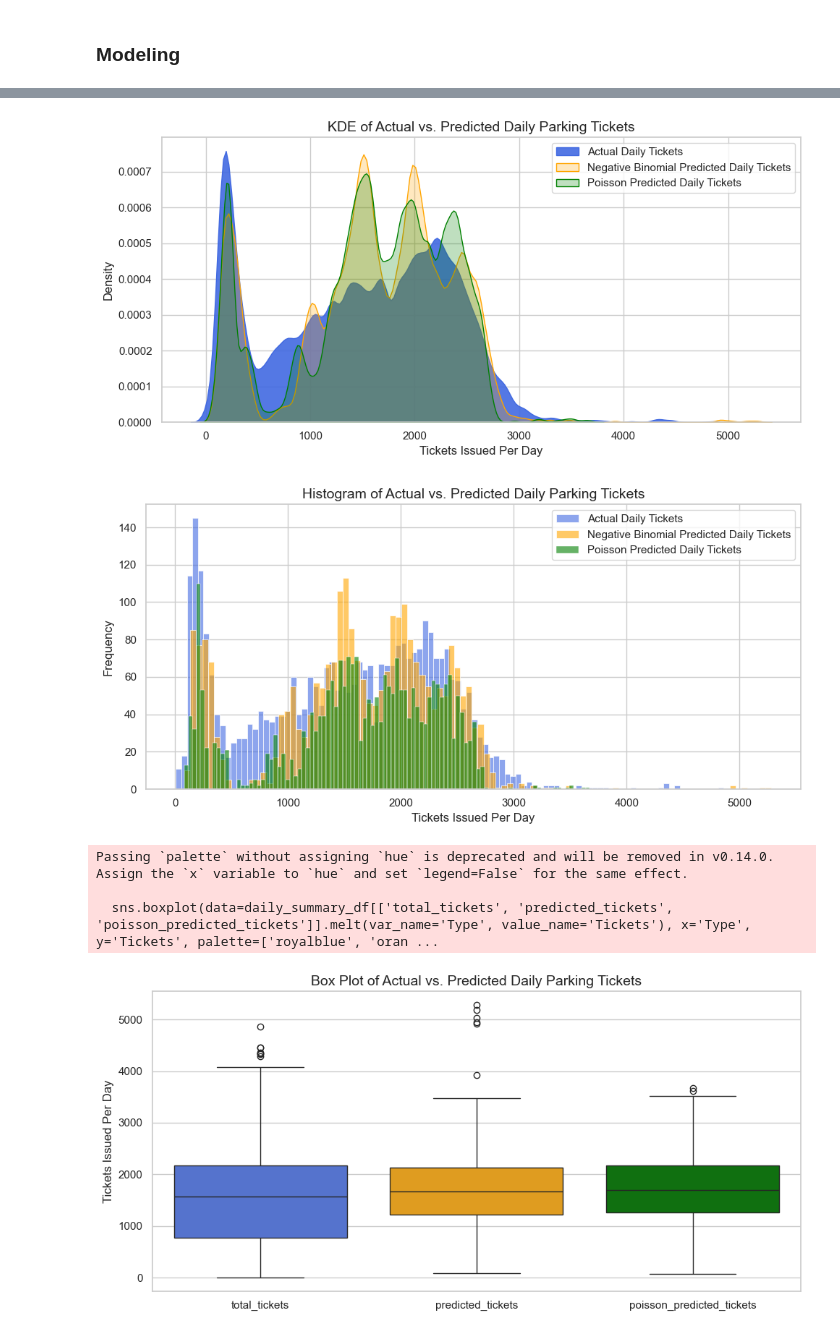
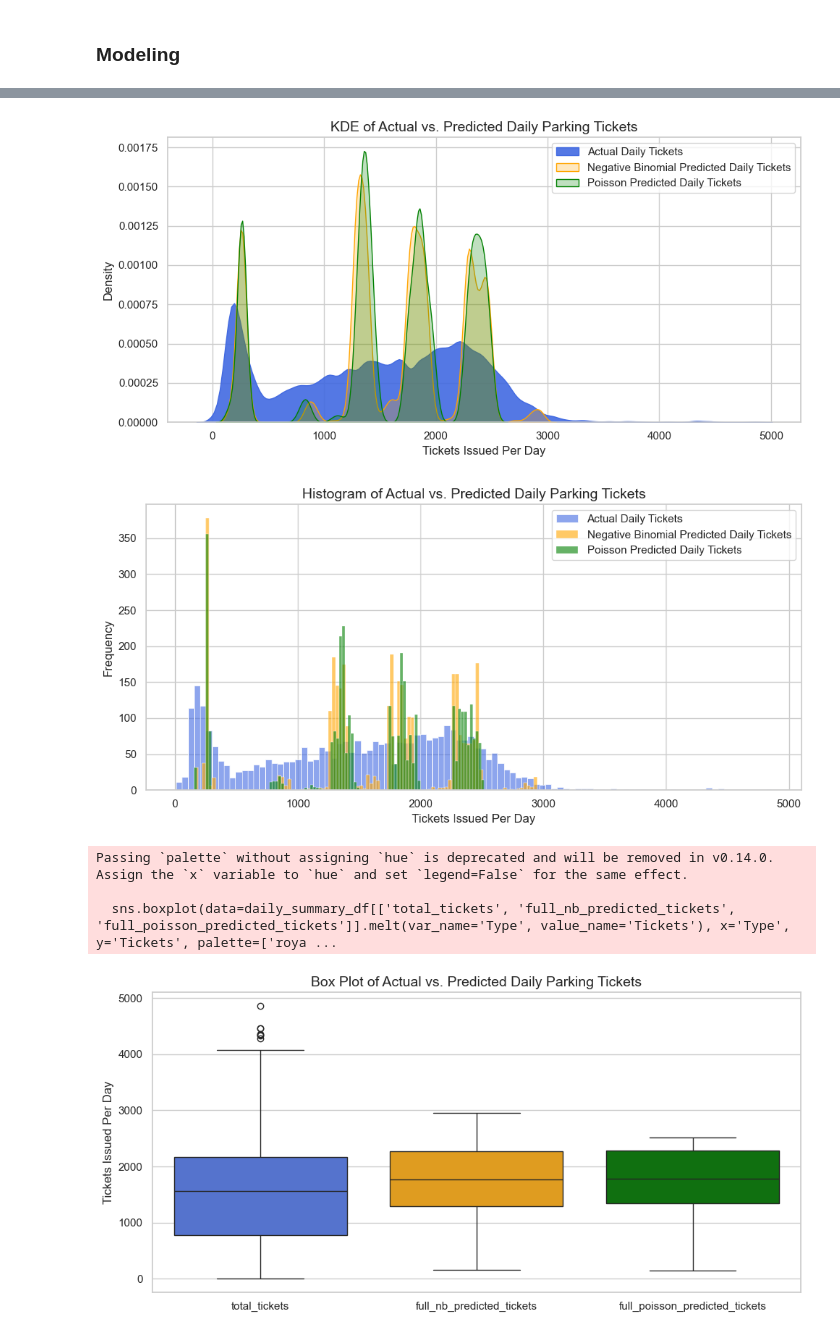
Before and after one commit to johneckberg/Milwaukee-Ticket-Data-Analysis, a Jupyter notebook: parking_final_project.ipynb, the cells around one changed output, grey strips where cells are left out. Drawn from its saved outputs; the diff is of its cells as text; code cells hidden in the pictures.

```diff
--- a/parking_final_project.ipynb
+++ b/parking_final_project.ipynb
@@ -906,6 +904,12 @@ term2 = (y_test_final + 1/alpha) * np.log((1 + alpha * y_test_final + eps) / (1
 final_deviance = 2 * np.sum(term1 - term2) / len(y_test_final)
 final_nmse = mean_squared_error(y_test_final, y_pred_final) / np.mean(y_test_final ** 2)
 print(f"Final model performance on held-out test set (2022-2023): Pearson/df = {final_pearson:.2f}, Deviance/df = {final_deviance:.2f}, NMSE = {final_nmse:.4f}, Log-Likelihood = {final_loss:.2f}")
+
+# Predict on the entire dataset to visualize the full fit timeline
+X_all_nb = sm.add_constant(daily_summary_df[features])
+daily_summary_df['full_nb_predicted_tickets'] = final_result.predict(X_all_nb)
+# Set COVID years to NaN to exclude from plots
+daily_summary_df.loc[daily_summary_df['Year'].isin([2020]), 'full_nb_predicted_tickets'] = np.nan
 # %% [output]
 Rolling window Negative Binomial regression results (n_splits=8):
 Fold 1: Pearson/df = 0.76, Deviance/df = 1.12, NMSE = 0.0409, Final Log-Likelihood = -2404.13
@@ -1031,6 +1035,13 @@ final_deviance = 2 * np.sum(y * np.log((y + eps) / (mu + eps)) - (y - mu)) / df_
 final_nmse = mean_squared_error(y_test_final, y_pred_final) / np.mean(y_test_final ** 2)
 final_r, _ = pearsonr(y_test_final, y_pred_final)
 print(f"Final POISSON model performance on held-out test set (2022-2023): Pearson/df = {final_pearson:.2f}, Deviance/df = {final_deviance:.2f}, NMSE = {final_nmse:.4f}, Pearson r = {final_r:.3f}, Log-Likelihood = {final_loss:.2f}")
+
+# Predict on the entire dataset to visualize the full fit timeline
+# drop 2020-2021 to avoid instability in predictions due to covid outlier years
+X_all_poisson = sm.add_constant(daily_summary_df[features])
+daily_summary_df['full_poisson_predicted_tickets'] = poisson_final_result.predict(X_all_poisson)
+# Set COVID years to NaN to exclude from plots
+daily_summary_df.loc[daily_summary_df['Year'].isin([2020]), 'full_poisson_predicted_tickets'] = np.nan
 # %% [output]
 --- POISSON REGRESSION (BASELINE COMPARISON) ---
 Rolling window POISSON regression results (n_splits=7):
@@ -1079,43 +1091,43 @@ plt.show()
 # %%
 # overlay KDE plot for actual vs. predicted daily ticket counts for both models
 plt.figure(figsize=(10, 5))
 sns.kdeplot(daily_summary_df['total_tickets'].dropna(), bw_adjust=.3, fill=True, color='royalblue', alpha=0.9, label='Actual Daily Tickets')
-sns.kdeplot(daily_summary_df['predicted_tickets'].dropna(),bw_adjust=.3, fill=True, color='orange', label='Negative Binomial Predicted Daily Tickets')
-sns.kdeplot(daily_summary_df['poisson_predicted_tickets'].dropna(), bw_adjust=.3, fill=True, color='green', label='Poisson Predicted Daily Tickets')
+sns.kdeplot(daily_summary_df['full_nb_predicted_tickets'].dropna(),bw_adjust=.3, fill=True, color='orange', label='Negative Binomial Predicted Daily Tickets')
+sns.kdeplot(daily_summary_df['full_poisson_predicted_tickets'].dropna(), bw_adjust=.3, fill=True, color='green', label='Poisson Predicted Daily Tickets')
 plt.title('KDE of Actual vs. Predicted Daily Parking Tickets', fontsize=14)
 plt.xlabel('Tickets Issued Per Day')
 plt.ylabel('Density')
 plt.legend()
 plt.tight_layout()
 plt.show()
 
 # do histogram of the count data to prevent smoothing out the count nature of the data with KDE
 plt.figure(figsize=(10, 5))
 sns.histplot(daily_summary_df['total_tickets'].dropna(), bins=100, color='royalblue', alpha=0.6, label='Actual Daily Tickets')
-sns.histplot(daily_summary_df['predicted_tickets'].dropna(), bins=100, color='orange', alpha=0.6, label='Negative Binomial Predicted Daily Tickets')
-sns.histplot(daily_summary_df['poisson_predicted_tickets'].dropna(), bins=100, color='green', alpha=0.6, label='Poisson Predicted Daily Tickets')
+sns.histplot(daily_summary_df['full_nb_predicted_tickets'].dropna(), bins=100, color='orange', alpha=0.6, label='Negative Binomial Predicted Daily Tickets')
+sns.histplot(daily_summary_df['full_poisson_predicted_tickets'].dropna(), bins=100, color='green', alpha=0.6, label='Poisson Predicted Daily Tickets')
 plt.title('Histogram of Actual vs. Predicted Daily Parking Tickets', fontsize=14)
 plt.xlabel('Tickets Issued Per Day')
 plt.ylabel('Frequency')
 plt.legend()
 plt.tight_layout()
 plt.show()
 
 # box plot of actual vs. predicted daily ticket counts for both models
 plt.figure(figsize=(10, 5))
-sns.boxplot(data=daily_summary_df[['total_tickets', 'predicted_tickets', 'poisson_predicted_tickets']].melt(var_name='Type', value_name='Tickets'), x='Type', y='Tickets', palette=['royalblue', 'orange', 'green'])
+sns.boxplot(data=daily_summary_df[['total_tickets', 'full_nb_predicted_tickets', 'full_poisson_predicted_tickets']].melt(var_name='Type', value_name='Tickets'), x='Type', y='Tickets', palette=['royalblue', 'orange', 'green'])
 plt.title('Box Plot of Actual vs. Predicted Daily Parking Tickets', fontsize=14)
 plt.xlabel('')
 plt.ylabel('Tickets Issued Per Day')
 plt.tight_layout()
 plt.show()
 # %% [output]
-[figure, old version]
+[figure, new version]
-[figure, old version]
+[figure, new version]
 Passing `palette` without assigning `hue` is deprecated and will be removed in v0.14.0. Assign the `x` variable to `hue` and set `legend=False` for the same effect.
 
-  sns.boxplot(data=daily_summary_df[['total_tickets', 'predicted_tickets', 'poisson_predicted_tickets']].melt(var_name='Type', value_name='Tickets'), x='Type', y='Tickets', palette=['royalblue', 'oran ...
+  sns.boxplot(data=daily_summary_df[['total_tickets', 'full_nb_predicted_tickets', 'full_poisson_predicted_tickets']].melt(var_name='Type', value_name='Tickets'), x='Type', y='Tickets', palette=['roya ...
-[figure, old version]
+[figure, new version]
 # %%
 daily_summary_df.sample(8)
 # %% [output]
```
Also changed, not shown: parts of 11 cells of this notebook, 3 other files.
